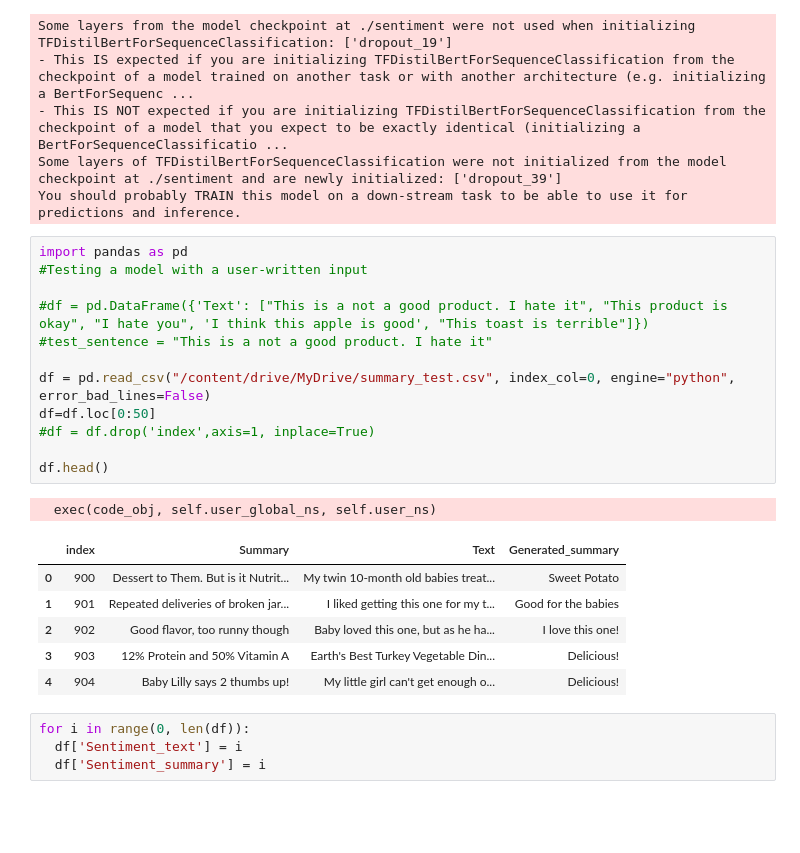
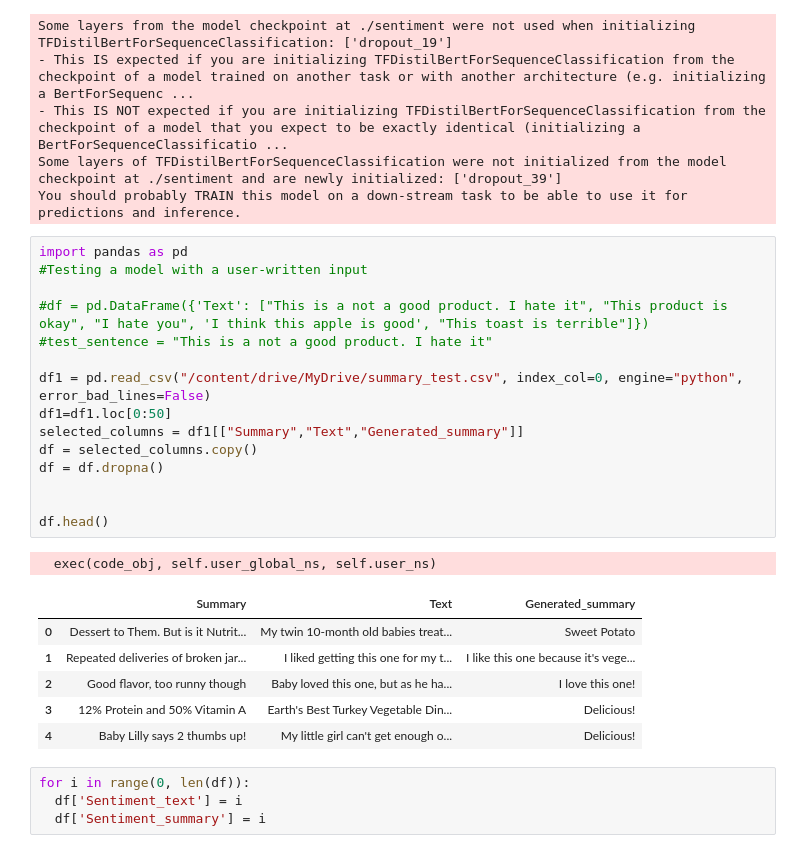
Before and after one commit to eshmaneva/DS-Practical, a Jupyter notebook: Classification.ipynb, the cells around one changed output. Saved outputs shown, nothing was run; the diff lists cells and outputs as text; blank space fills up the shorter version.

Commit message:
Last run of the classification model, based on generated summaries (from short run)

```diff
--- a/Classification.ipynb
+++ b/Classification.ipynb
@@ -241,23 +241,26 @@ You should probably TRAIN this model on a down-stream task to be able to use it
 # %%
 import pandas as pd
 #Testing a model with a user-written input
 
 #df = pd.DataFrame({'Text': ["This is a not a good product. I hate it", "This product is okay", "I hate you", 'I think this apple is good', "This toast is terrible"]})
 #test_sentence = "This is a not a good product. I hate it"
 
-df = pd.read_csv("/content/drive/MyDrive/summary_test.csv", index_col=0, engine="python", error_bad_lines=False)
-df=df.loc[0:50]
-#df = df.drop('index',axis=1, inplace=True)
+df1 = pd.read_csv("/content/drive/MyDrive/summary_test.csv", index_col=0, engine="python", error_bad_lines=False)
+df1=df1.loc[0:50]
+selected_columns = df1[["Summary","Text","Generated_summary"]]
+df = selected_columns.copy()
+df = df.dropna()
+
 
 df.head()
 # %% [output]
   exec(code_obj, self.user_global_ns, self.user_ns)
-|  | index | Summary | Text | Generated_summary |
-| 0 | 900 | Dessert to Them. But is it Nutrit... | My twin 10-month old babies treat... | Sweet Potato |
-| 1 | 901 | Repeated deliveries of broken jar... | I liked getting this one for my t... | Good for the babies |
-| 2 | 902 | Good flavor, too runny though | Baby loved this one, but as he ha... | I love this one! |
-| 3 | 903 | 12% Protein and 50% Vitamin A | Earth's Best Turkey Vegetable Din... | Delicious! |
-| 4 | 904 | Baby Lilly says 2 thumbs up! | My little girl can't get enough o... | Delicious! |
+|  | Summary | Text | Generated_summary |
+| 0 | Dessert to Them. But is it Nutrit... | My twin 10-month old babies treat... | Sweet Potato |
+| 1 | Repeated deliveries of broken jar... | I liked getting this one for my t... | I like this one because it's vege... |
+| 2 | Good flavor, too runny though | Baby loved this one, but as he ha... | I love this one! |
+| 3 | 12% Protein and 50% Vitamin A | Earth's Best Turkey Vegetable Din... | Delicious! |
+| 4 | Baby Lilly says 2 thumbs up! | My little girl can't get enough o... | Delicious! |
 # %%
 for i in range(0, len(df)):
   df['Sentiment_text'] = i
```
Also changed, not shown: parts of 6 cells of this notebook.
